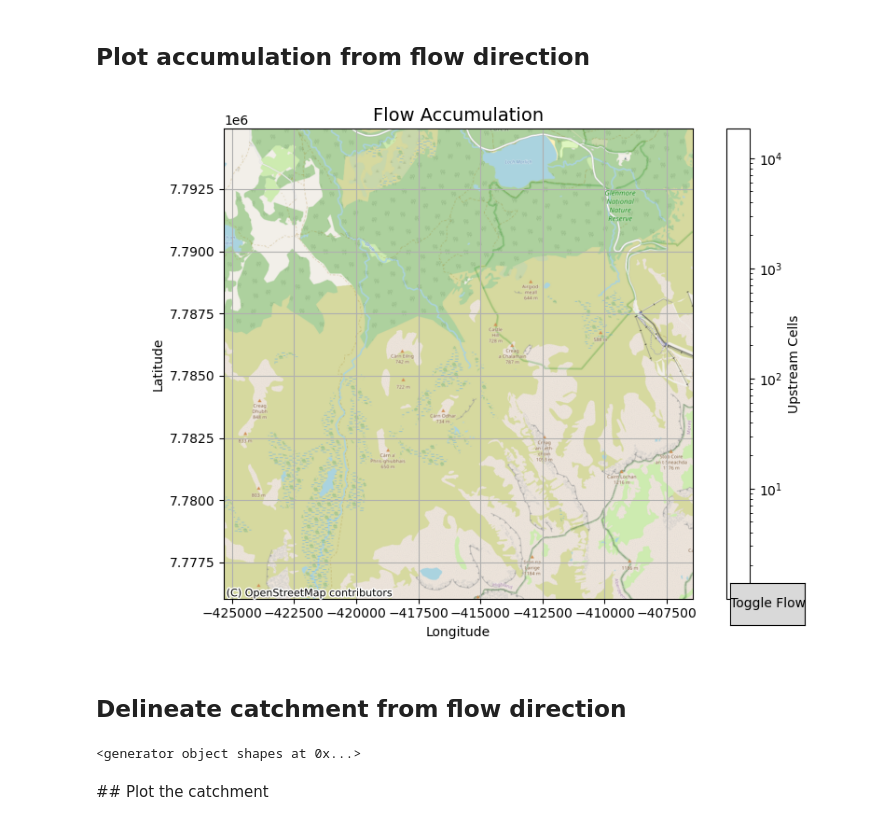
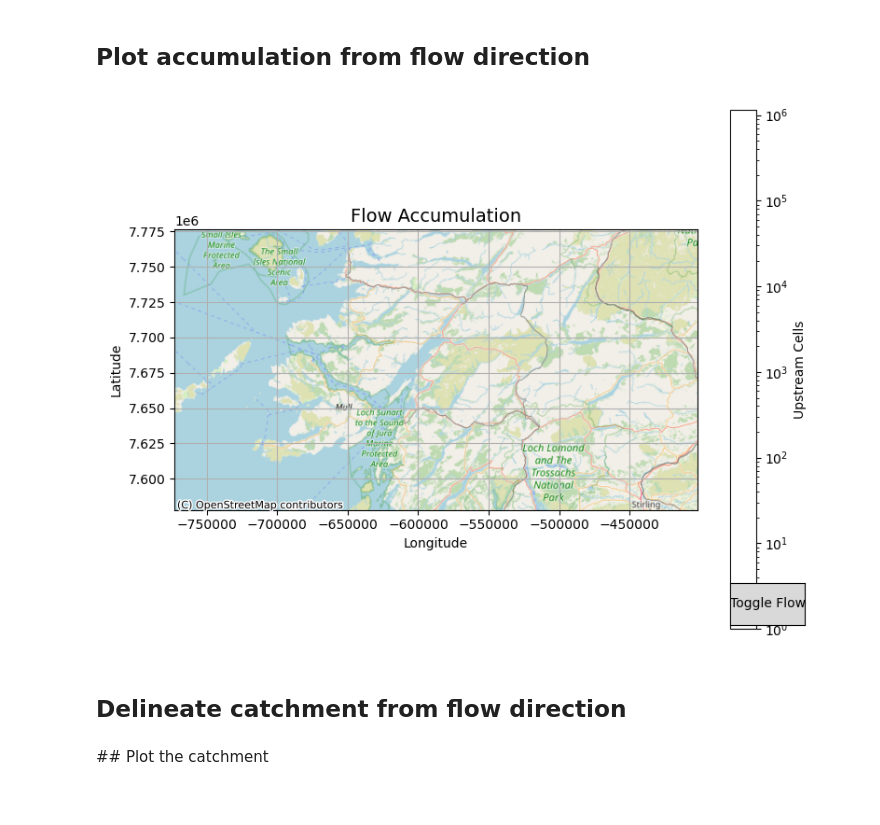
Before and after one commit to shaunlee0/lochaber-water-shed-analysis, a Jupyter notebook: analysis.ipynb, the cells around one changed output. Saved outputs shown, nothing was run; the diff lists cells and outputs as text; code cells hidden in the pictures.

```diff
--- a/analysis.ipynb
+++ b/analysis.ipynb
@@ -16,8 +16,8 @@ from matplotlib import colors
 from matplotlib.widgets import Button
 
 # Read the elevation raster using pysheds
-grid = Grid.from_raster('morlich-dem.tif')
-dem = grid.read_raster('morlich-dem.tif')
+grid = Grid.from_raster('lochaber-dem.tif')
+dem = grid.read_raster('lochaber-dem.tif')
 
 # Create the plot
 fig, ax = plt.subplots(figsize=(8, 6))
@@ -39,11 +39,19 @@ ax.set_ylim(grid.extent[2], grid.extent[3])  # Latitude extent
 
 # Function to toggle between DEM and OSM
 def toggle(event):
-    # Toggle DEM visibility
+    # Toggle visibility
+    if dem_image.get_alpha() == 0.0:
+        dem_image.set_alpha(0.25)
+        return
     if dem_image.get_alpha() == 0.25:
-        dem_image.set_alpha(1.0)  # Make DEM fully visible
-    else:
-        dem_image.set_alpha(0.25)  # Make DEM partially transparent
+        dem_image.set_alpha(0.5)
+        return
+    if dem_image.get_alpha() == 0.5:
+        dem_image.set_alpha(1)
+        return
+    if dem_image.get_alpha() == 1:
+        dem_image.set_alpha(0.0)
+        return
 
     # Redraw the plot to apply changes
     plt.draw()
@@ -121,38 +129,47 @@ plt.colorbar(flow_im, ax=ax, label='Upstream Cells')
 plt.title('Flow Accumulation', size=14)
 plt.xlabel('Longitude')
 plt.ylabel('Latitude')
 
 # Add OpenStreetMap Basemap using contextily
 ctx.add_basemap(ax, crs="EPSG:3857", source=ctx.providers.OpenStreetMap.Mapnik)
 
 # Ensure the basemap aligns with the extent of the DEM
 ax.set_xlim(grid.extent[0], grid.extent[1])  # Longitude extent
 ax.set_ylim(grid.extent[2], grid.extent[3])  # Latitude extent
 
 # Function to toggle between DEM and OSM
 def toggle(event):
-    # Toggle DEM visibility
+    # Toggle visibility
+    if flow_im.get_alpha() == 0.0:
+        flow_im.set_alpha(0.25)
+        return
     if flow_im.get_alpha() == 0.25:
-        flow_im.set_alpha(1.0)  # Make DEM fully visible
-    else:
-        flow_im.set_alpha(0.25)  # Make DEM partially transparent
+        flow_im.set_alpha(0.5)
+        return
+    if flow_im.get_alpha() == 0.5:
+        flow_im.set_alpha(1)
+        return
+    if flow_im.get_alpha() == 1:
+        flow_im.set_alpha(0.0)
+        return
+
 
     # Redraw the plot to apply changes
     plt.draw()
 
 # Add a button to toggle the layers
 ax_toggle = plt.axes([0.85, 0.05, 0.1, 0.075])  # Position of the button
 button = Button(ax_toggle, 'Toggle Flow')
 
 # Link the button to the toggle function
 button.on_clicked(toggle)
 
 # Show the plot with the button
 plt.tight_layout()
 plt.show()
 plt.tight_layout()
 # %% [output]
-[figure, old version]
+[figure, new version]
 # %% [markdown]
 ## Delineate catchment from flow direction
 # %%
@@ -174,8 +191,6 @@ catch = grid.catchment(x=x_snap, y=y_snap, fdir=fdir, dirmap=dirmap,
 grid.clip_to(catch)
 clipped_catch = grid.view(catch)
 print(grid.polygonize())
-# %% [output]
-<generator object shapes at 0x...>
 # %% [markdown]
 ## Plot the catchment
 # %%
```
Also changed, not shown: parts of 5 cells of this notebook, 1 other file.
